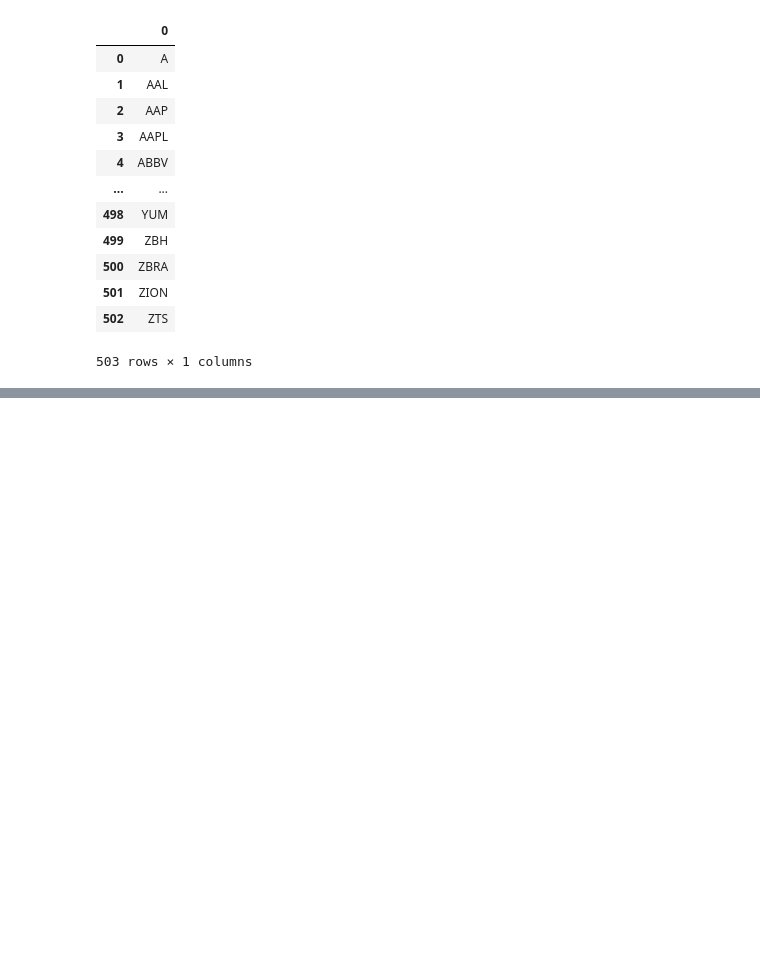
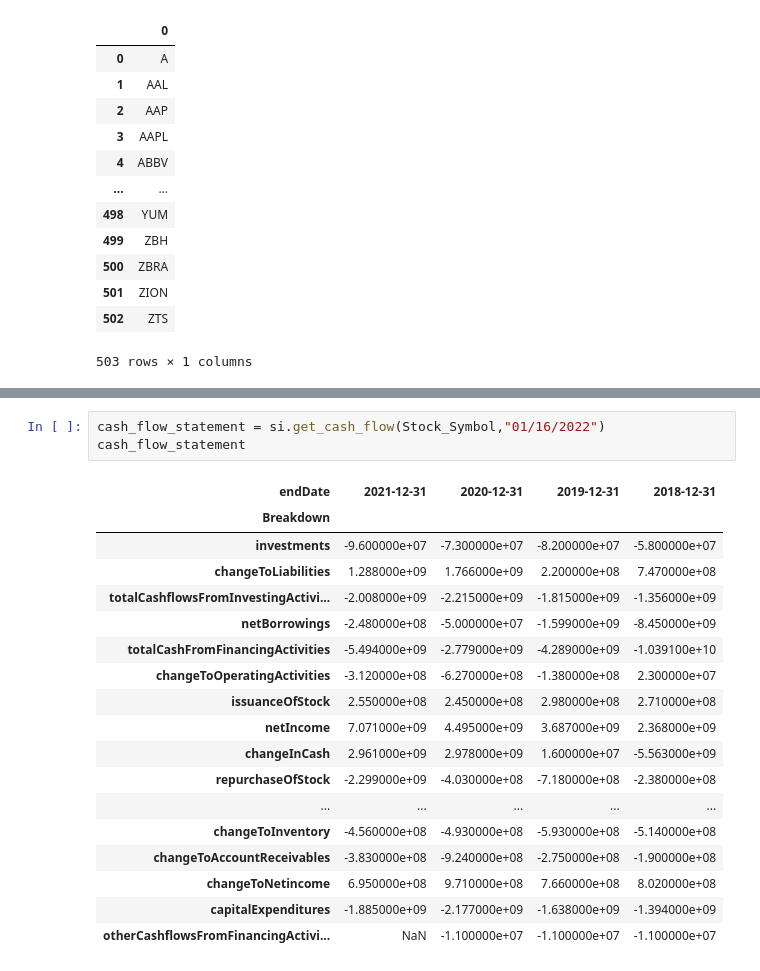
Before and after one commit to UCBFintechProject/valuation_bot, a Jupyter notebook: Project_2_yahoo_API.ipynb, the cells around one changed output, grey strips where cells are left out. Drawn from its saved outputs; the diff is of its cells as text; blank space fills up the shorter version.

```diff
--- a/Project_2_yahoo_API.ipynb
+++ b/Project_2_yahoo_API.ipynb
@@ -61,0 +113,22 @@ AssertionError: {'chart': {'result': None, 'error': {'code': 'Bad Request', 'des
+# %%
+cash_flow_statement = si.get_cash_flow(Stock_Symbol,"01/16/2022")
+cash_flow_statement
+# %% [output]
+| endDate | 2021-12-31 | 2020-12-31 | 2019-12-31 | 2018-12-31 |
+| Breakdown |  |  |  |  |
+| investments | -9.600000e+07 | -7.300000e+07 | -8.200000e+07 | -5.800000e+07 |
+| changeToLiabilities | 1.288000e+09 | 1.766000e+09 | 2.200000e+08 | 7.470000e+08 |
+| totalCashflowsFromInvestingActivi... | -2.008000e+09 | -2.215000e+09 | -1.815000e+09 | -1.356000e+09 |
+| netBorrowings | -2.480000e+08 | -5.000000e+07 | -1.599000e+09 | -8.450000e+09 |
+| totalCashFromFinancingActivities | -5.494000e+09 | -2.779000e+09 | -4.289000e+09 | -1.039100e+10 |
+| changeToOperatingActivities | -3.120000e+08 | -6.270000e+08 | -1.380000e+08 | 2.300000e+07 |
+| issuanceOfStock | 2.550000e+08 | 2.450000e+08 | 2.980000e+08 | 2.710000e+08 |
+| netIncome | 7.071000e+09 | 4.495000e+09 | 3.687000e+09 | 2.368000e+09 |
+| changeInCash | 2.961000e+09 | 2.978000e+09 | 1.600000e+07 | -5.563000e+09 |
+| repurchaseOfStock | -2.299000e+09 | -4.030000e+08 | -7.180000e+08 | -2.380000e+08 |
+| ... | ... | ... | ... | ... |
+| changeToInventory | -4.560000e+08 | -4.930000e+08 | -5.930000e+08 | -5.140000e+08 |
+| changeToAccountReceivables | -3.830000e+08 | -9.240000e+08 | -2.750000e+08 | -1.900000e+08 |
+| changeToNetincome | 6.950000e+08 | 9.710000e+08 | 7.660000e+08 | 8.020000e+08 |
+| capitalExpenditures | -1.885000e+09 | -2.177000e+09 | -1.638000e+09 | -1.394000e+09 |
+| otherCashflowsFromFinancingActivi... | NaN | -1.100000e+07 | -1.100000e+07 | -1.100000e+07 |
```
Also changed, not shown: parts of 7 cells of this notebook.
